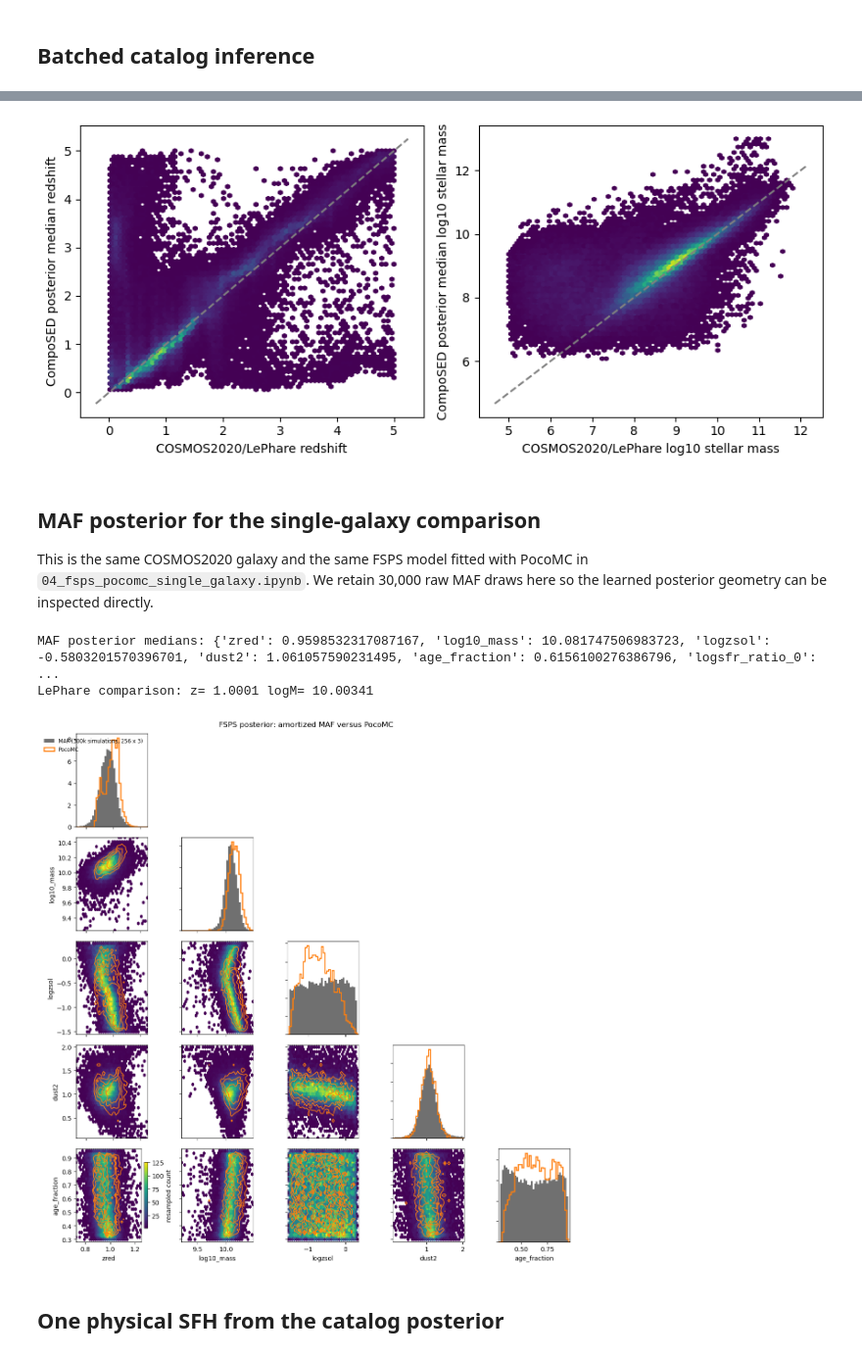
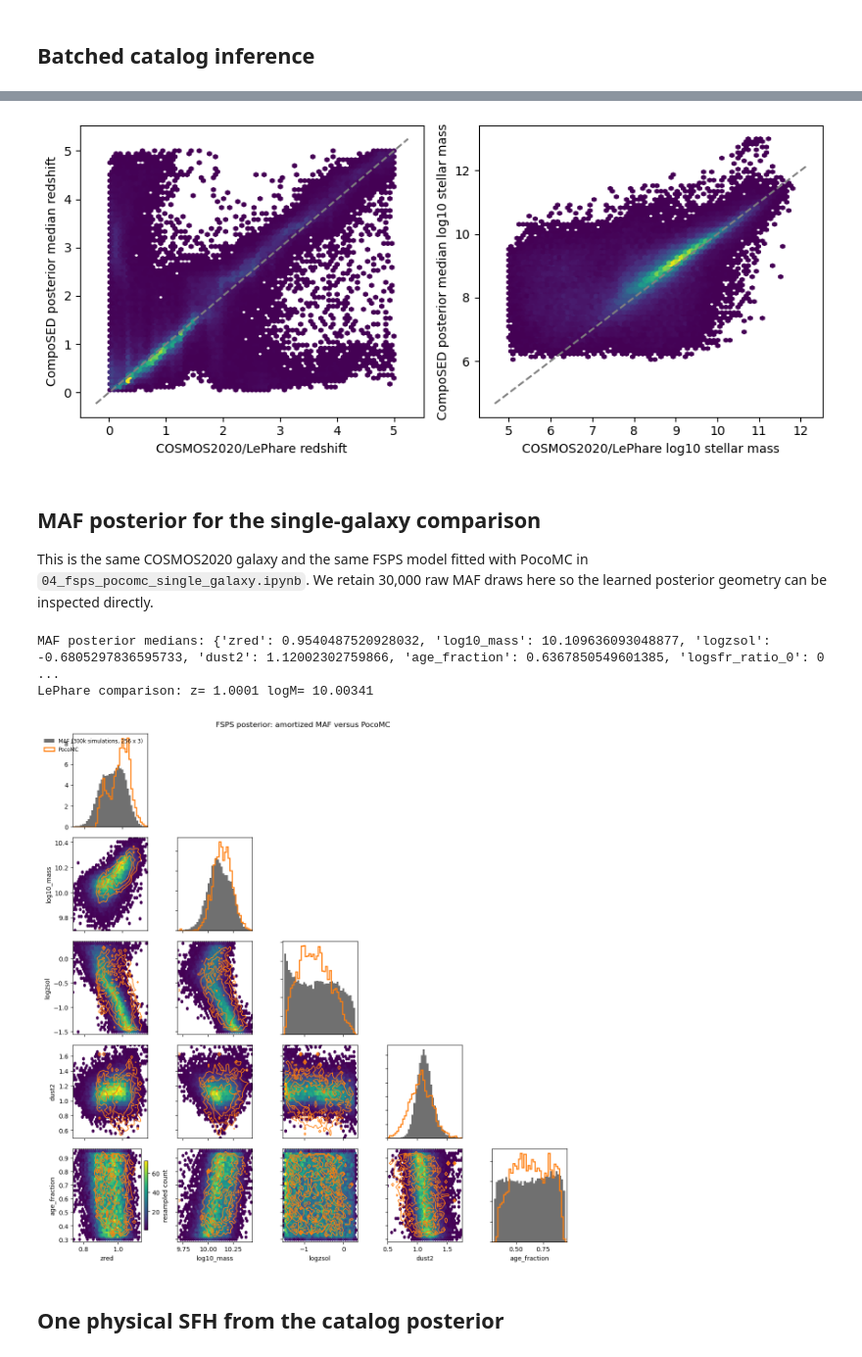
Before and after one commit to gregoireaufort/CompoSED, a Jupyter notebook: notebooks/tutorials/01_fsps_maf_cosmos2020_catalog.ipynb, the cells around one changed output, grey strips where cells are left out. Shown at 98% size. Cells and saved outputs as stored; diff of their text form; code cells hidden in the pictures.

```diff
--- a/notebooks/tutorials/01_fsps_maf_cosmos2020_catalog.ipynb
+++ b/notebooks/tutorials/01_fsps_maf_cosmos2020_catalog.ipynb
@@ -148,14 +154,14 @@ print(f"{N_TARGET * N_POSTERIOR / inference_seconds:,.0f} posterior draws/s")
 z_index = posterior.theta_names.index("zred")
 mass_index = posterior.theta_names.index("log10_mass")
 fig, axes = plt.subplots(1, 2, figsize=(9, 4))
-axes[0].hexbin(z_reference[:N_TARGET], summary.median[:, z_index], gridsize=70, mincnt=1)
-axes[1].hexbin(mass_reference[:N_TARGET], summary.median[:, mass_index], gridsize=70, mincnt=1)
+axes[0].hexbin(z_reference[TARGET_INDICES], summary.median[:, z_index], gridsize=70, mincnt=1)
+axes[1].hexbin(mass_reference[TARGET_INDICES], summary.median[:, mass_index], gridsize=70, mincnt=1)
 for ax, name in zip(axes, ("redshift", "log10 stellar mass")):
     lo, hi = ax.get_xlim(); ax.plot([lo, hi], [lo, hi], "--", color="0.5")
     ax.set(xlabel=f"COSMOS2020/LePhare {name}", ylabel=f"CompoSED posterior median {name}")
 fig.tight_layout()
 # %% [output]
-[figure, old version]
+[figure, new version]
 # %% [markdown]
 ## MAF posterior for the single-galaxy comparison
 
@@ -163,46 +169,32 @@ This is the same COSMOS2020 galaxy and the same FSPS model fitted with PocoMC in
 `04_fsps_pocomc_single_galaxy.ipynb`. We retain 30,000 raw MAF draws here so the
 learned posterior geometry can be inspected directly.
 # %%
-from composed import InferenceResult, load_inference_result
+from composed import load_inference_result
 from composed.plot import plot_corner_hexbin
-
-N_SINGLE_DRAWS = 30_000
-single_draws = posterior.sample(
-    data, num_samples=N_SINGLE_DRAWS, batch_size=1, seed=44,
-)[0]
-maf_single = InferenceResult(
-    samples=single_draws,
-    logp=None,
-    weights=np.ones(N_SINGLE_DRAWS),
-    parameter_names=posterior.theta_names,
-    sampler_name="maf",
-    metadata={"catalog_position": SINGLE_OBJECT, "n_training_simulations": N_TRAIN},
-    inference_state=posterior,
-)
 
 reference_path = REPO_ROOT / "outputs/tutorial_fsps_pocomc_single"
 reference_mc = load_inference_result(reference_path) if reference_path.exists() else None
 if reference_mc is None:
     print("Run 04_fsps_pocomc_single_galaxy.ipynb to add the PocoMC contours.")
 
 corner_parameters = ["zred", "log10_mass", "logzsol", "dust2", "age_fraction"]
 fig, _ = plot_corner_hexbin(
     maf_single,
     parameters=corner_parameters,
     comparison_result=reference_mc,
     result_label="MAF (300k simulations, 256 x 3)",
     comparison_label="PocoMC",
     max_points=N_SINGLE_DRAWS,
     seed=45,
 )
 fig.suptitle("FSPS posterior: amortized MAF versus PocoMC", y=1.01)
 fig.savefig(OUTPUT / "single_object_maf_vs_pocomc_corner.png", dpi=160, bbox_inches="tight")
 print("MAF posterior medians:", dict(zip(posterior.theta_names, maf_single.posterior_median)))
 print("LePhare comparison: z=", z_reference[SINGLE_OBJECT], "logM=", mass_reference[SINGLE_OBJECT])
 # %% [output]
-MAF posterior medians: {'zred': 0.9598532317087167, 'log10_mass': 10.081747506983723, 'logzsol': -0.5803201570396701, 'dust2': 1.061057590231495, 'age_fraction': 0.6156100276386796, 'logsfr_ratio_0':  ...
+MAF posterior medians: {'zred': 0.9540487520928032, 'log10_mass': 10.109636093048877, 'logzsol': -0.6805297836595733, 'dust2': 1.12002302759866, 'age_fraction': 0.6367850549601385, 'logsfr_ratio_0': 0 ...
 LePhare comparison: z= 1.0001 logM= 10.00341
-[figure, old version]
+[figure, new version]
 # %% [markdown]
 ## One physical SFH from the catalog posterior
 # %%
```
Also changed, not shown: parts of 3 cells of this notebook, 2 other files.
